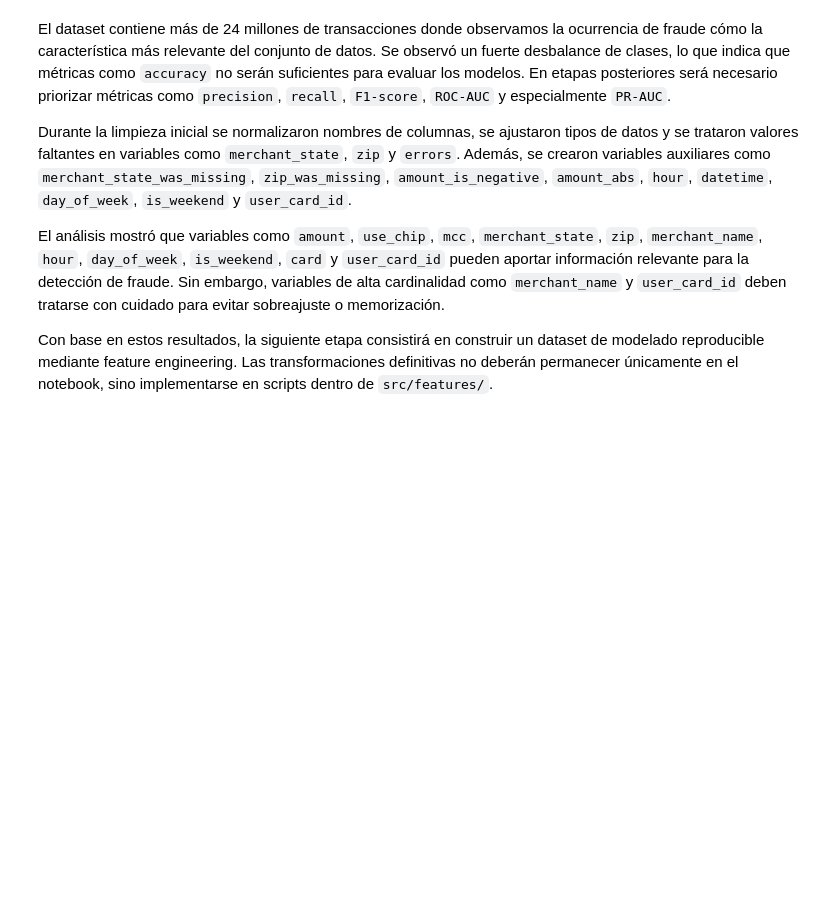
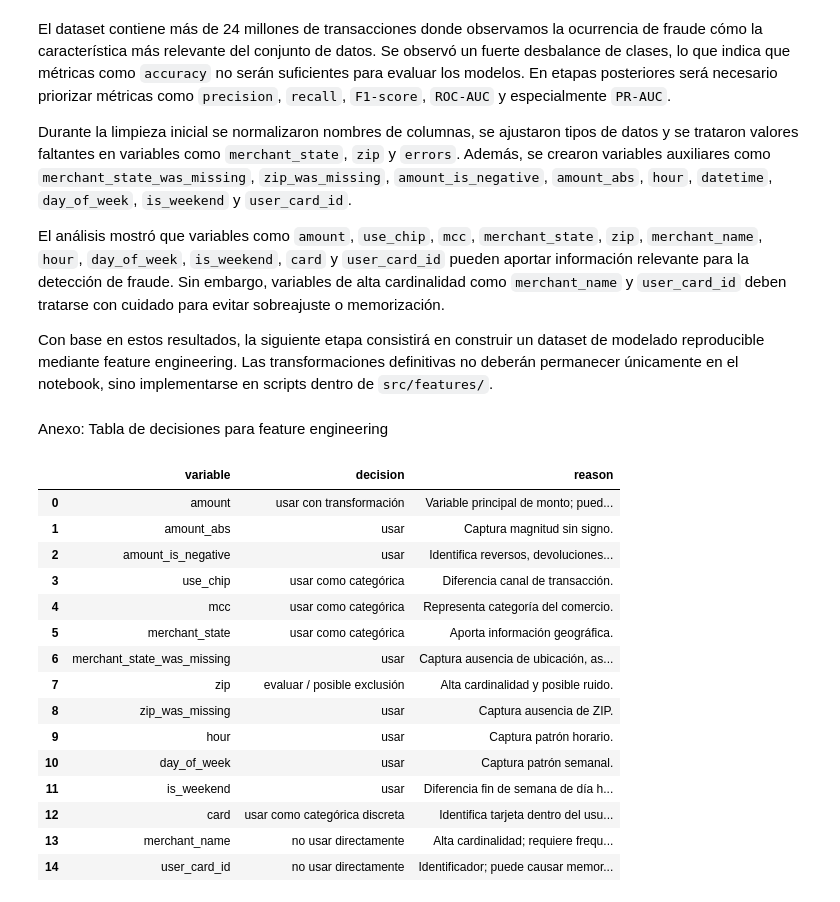
Before and after one commit to cecordobat/MSc-Thesis-Financial-Fraud-Detection-Models, a Jupyter notebook: notebooks/1_EDA_cards.ipynb, the cells around one changed output. Saved outputs shown, nothing was run; the diff lists cells and outputs as text; code cells hidden in the pictures; blank space fills up the shorter version.

Commit message:
Actualizacion de la tabla de decisiones

```diff
--- a/notebooks/1_EDA_cards.ipynb
+++ b/notebooks/1_EDA_cards.ipynb
@@ -948,3 +948,78 @@ Durante la limpieza inicial se normalizaron nombres de columnas, se ajustaron ti
 El análisis mostró que variables como `amount`, `use_chip`, `mcc`, `merchant_state`, `zip`, `merchant_name`, `hour`, `day_of_week`, `is_weekend`, `card` y `user_card_id` pueden aportar información relevante para la detección de fraude. Sin embargo, variables de alta cardinalidad como `merchant_name` y `user_card_id` deben tratarse con cuidado para evitar sobreajuste o memorización.
 
 Con base en estos resultados, la siguiente etapa consistirá en construir un dataset de modelado reproducible mediante feature engineering. Las transformaciones definitivas no deberán permanecer únicamente en el notebook, sino implementarse en scripts dentro de `src/features/`.
+# %% [markdown]
+Anexo: Tabla de decisiones para feature engineering
+# %%
+feature_decision_summary = pd.DataFrame({
+    "variable": [
+        "amount",
+        "amount_abs",
+        "amount_is_negative",
+        "use_chip",
+        "mcc",
+        "merchant_state",
+        "merchant_state_was_missing",
+        "zip",
+        "zip_was_missing",
+        "hour",
+        "day_of_week",
+        "is_weekend",
+        "card",
+        "merchant_name",
+        "user_card_id",
+    ],
+    "decision": [
+        "usar con transformación",
+        "usar",
+        "usar",
+        "usar como categórica",
+        "usar como categórica",
+        "usar como categórica",
+        "usar",
+        "evaluar / posible exclusión",
+        "usar",
+        "usar",
+        "usar",
+        "usar",
+        "usar como categórica discreta",
+        "no usar directamente",
+        "no usar directamente",
+    ],
+    "razon": [
+        "Variable principal de monto; puede requerir escalamiento.",
+        "Captura magnitud sin signo.",
+        "Identifica reversos, devoluciones o ajustes.",
+        "Diferencia canal de transacción.",
+        "Representa categoría del comercio.",
+        "Aporta información geográfica.",
+        "Captura ausencia de ubicación, asociada a transacciones online.",
+        "Alta cardinalidad y posible ruido.",
+        "Captura ausencia de ZIP.",
+        "Captura patrón horario.",
+        "Captura patrón semanal.",
+        "Diferencia fin de semana de día hábil.",
+        "Identifica tarjeta dentro del usuario.",
+        "Alta cardinalidad; requiere frequency encoding o agregados.",
+        "Identificador; puede causar memorización.",
+    ],
+})
+
+feature_decision_summary
+# %% [output]
+|  | variable | decision | reason |
+| 0 | amount | usar con transformación | Variable principal de monto; pued... |
+| 1 | amount_abs | usar | Captura magnitud sin signo. |
+| 2 | amount_is_negative | usar | Identifica reversos, devoluciones... |
+| 3 | use_chip | usar como categórica | Diferencia canal de transacción. |
+| 4 | mcc | usar como categórica | Representa categoría del comercio. |
+| 5 | merchant_state | usar como categórica | Aporta información geográfica. |
+| 6 | merchant_state_was_missing | usar | Captura ausencia de ubicación, as... |
+| 7 | zip | evaluar / posible exclusión | Alta cardinalidad y posible ruido. |
+| 8 | zip_was_missing | usar | Captura ausencia de ZIP. |
+| 9 | hour | usar | Captura patrón horario. |
+| 10 | day_of_week | usar | Captura patrón semanal. |
+| 11 | is_weekend | usar | Diferencia fin de semana de día h... |
+| 12 | card | usar como categórica discreta | Identifica tarjeta dentro del usu... |
+| 13 | merchant_name | no usar directamente | Alta cardinalidad; requiere frequ... |
+| 14 | user_card_id | no usar directamente | Identificador; puede causar memor... |
```
Also changed, not shown: parts of 1 cell of this notebook.
